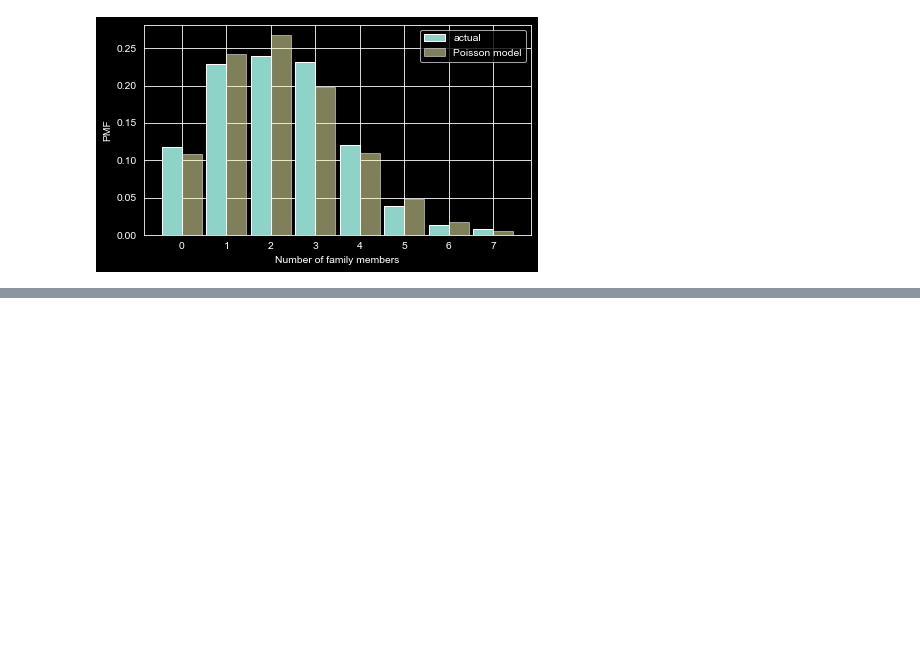
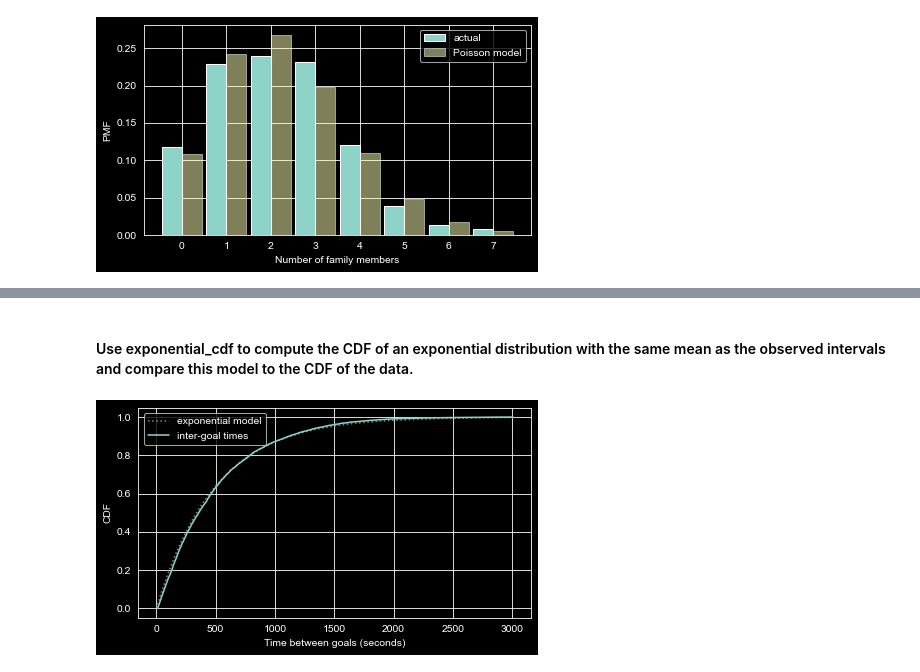
Before and after one commit to anp-exe/ThinkStats, a Jupyter notebook: my-work/Chapter5.ipynb, the cells around one changed output, grey strips where cells are left out. Cells and saved outputs as stored; diff of their text form; code cells hidden in the pictures; blank space fills up the shorter version.

```diff
--- a/my-work/Chapter5.ipynb
+++ b/my-work/Chapter5.ipynb
@@ -476,0 +484,42 @@ decorate(xlabel="Number of family members", ylabel="PMF")
+# %%
+os.chdir('../data')
+filename = "nhl_2023_2024.hdf"
+
+with pd.HDFStore(filename, "r") as store:
+    keys = store.keys()
+os.chdir('../my-work')
+# %%
+os.chdir('../data')
+
+intervals = []
+
+for key in keys:
+    times = pd.read_hdf(filename, key=key)
+    if len(times) > 1:
+        intervals.extend(times.diff().dropna())
+
+os.chdir('../my-work')
+# %% [markdown]
+#### Use exponential_cdf to compute the CDF of an exponential distribution with the same mean as the observed intervals and compare this model to the CDF of the data.
+# %%
+# Compute lambda from the mean of the intervals
+mean_interval = np.mean(intervals)
+lam_intervals = 1 / mean_interval
+
+# Create time values for the model
+ts = np.linspace(0, max(intervals), 201)
+
+# Compute the exponential model CDF
+ps = exponential_cdf(ts, lam_intervals)
+cdf_expo = Cdf(ps, ts, name="exponential model")
+
+# Create the data CDF
+cdf_intervals = Cdf.from_seq(intervals, name="inter-goal times")
+
+# Plot both
+cdf_expo.plot(ls=":", color="gray")
+cdf_intervals.plot()
+
+decorate(xlabel="Time between goals (seconds)", ylabel="CDF")
+# %% [output]
+[figure, added]
```
Also changed, not shown: parts of 9 cells of this notebook, 1 other file.
